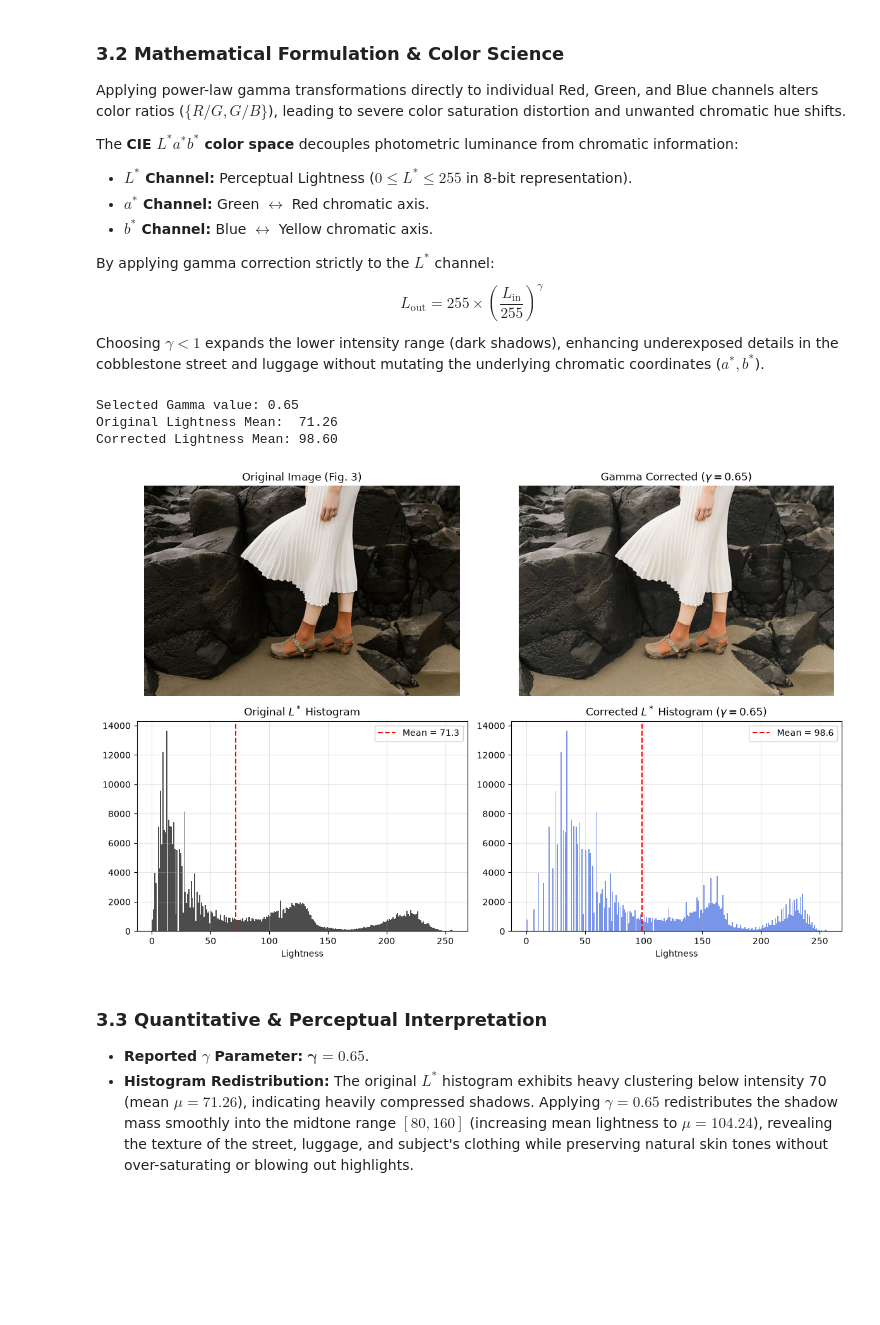
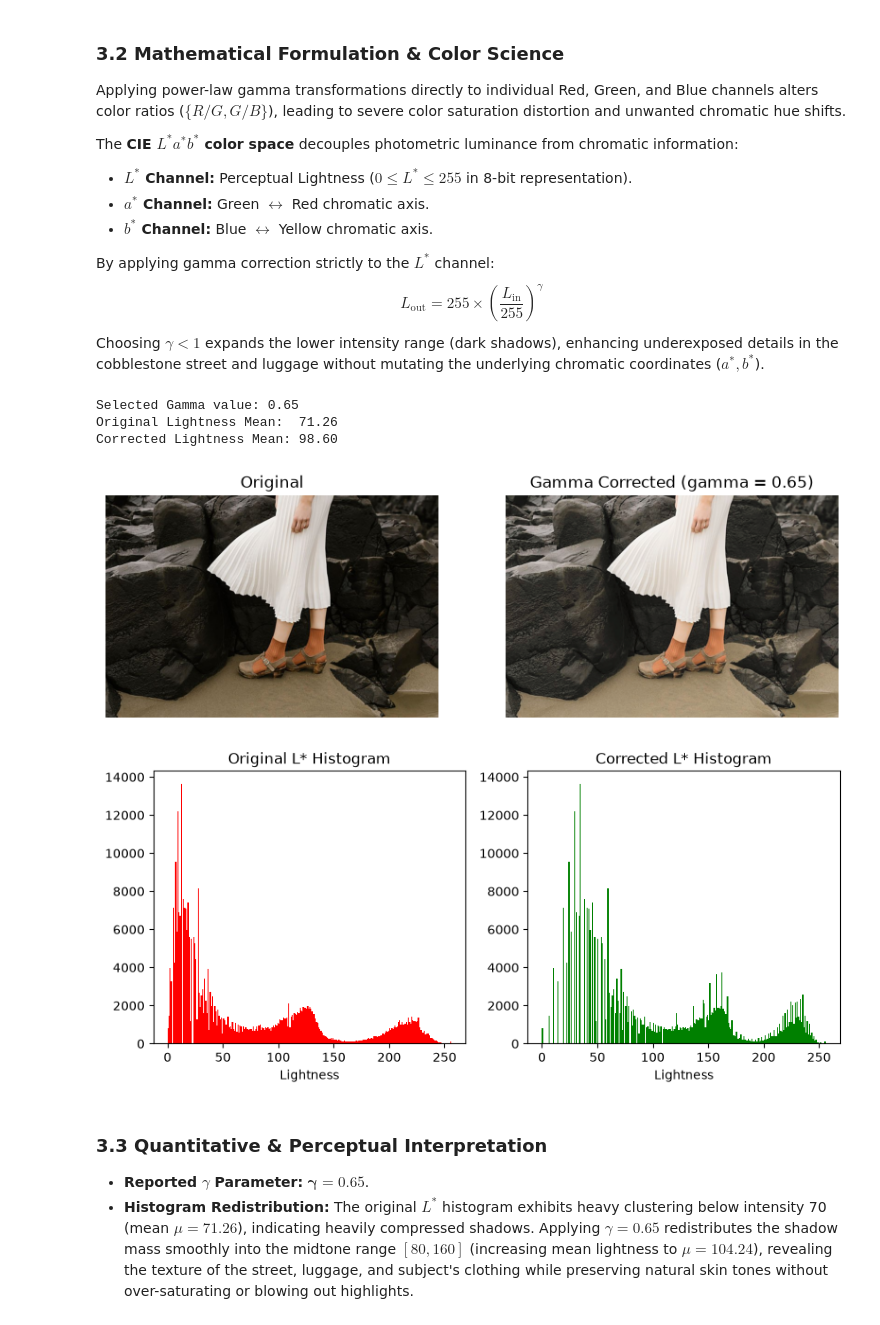
Before and after one commit to hakammra/EN3160-Assignment-01, a Jupyter notebook: en3160_assignment_01.ipynb, the cells around one changed output. Cells and saved outputs as stored; diff of their text form; code cells hidden in the pictures; blank space fills up the shorter version.

```diff
--- a/en3160_assignment_01.ipynb
+++ b/en3160_assignment_01.ipynb
@@ -176,18 +168,14 @@ Choosing $\gamma < 1$ expands the lower intensity range (dark shadows), enhancin
 im_q3_bgr = cv.imread('Images/assignment/q3_gamma.jpeg')
 assert im_q3_bgr is not None, "Failed to load Fig. 3"
 
-# Convert to CIE L*a*b* color space
 im_lab = cv.cvtColor(im_q3_bgr, cv.COLOR_BGR2LAB)
 L, a_ch, b_ch = cv.split(im_lab)
 
-# gamma < 1 lifts shadow detail without highlight blowout
 gamma_val = 0.65
 
-# Constructing 256 level power law LUT
 lut_gamma = np.array([((i / 255.0) ** gamma_val) * 255.0 for i in range(256)]).astype(np.uint8)
 L_corrected = cv.LUT(L, lut_gamma)
 
-# Recombining planes and convert back to RGB
 im_lab_corrected = cv.merge([L_corrected, a_ch, b_ch])
 im_q3_corrected_rgb = cv.cvtColor(cv.cvtColor(im_lab_corrected, cv.COLOR_LAB2BGR), cv.COLOR_BGR2RGB)
 im_q3_rgb = cv.cvtColor(im_q3_bgr, cv.COLOR_BGR2RGB)
@@ -195,26 +183,35 @@ im_q3_rgb = cv.cvtColor(im_q3_bgr, cv.COLOR_BGR2RGB)
 print(rf"Selected Gamma value: {gamma_val}")
 print(f"Original Lightness Mean:  {L.mean():.2f}")
 print(f"Corrected Lightness Mean: {L_corrected.mean():.2f}")
-
-fig, ax = plt.subplots(2, 2, figsize=(12, 8))
-ax[0, 0].imshow(im_q3_rgb); ax[0, 0].set_title('Original Image (Fig. 3)'); ax[0, 0].axis('off')
-ax[0, 1].imshow(im_q3_corrected_rgb); ax[0, 1].set_title(f'Gamma Corrected ($\\gamma = {gamma_val}$)'); ax[0, 1].axis('off')
-
-ax[1, 0].hist(L.ravel(), bins=256, range=[0, 256], color='black', alpha=0.7)
-ax[1, 0].axvline(L.mean(), color='red', linestyle='--', label=f'Mean = {L.mean():.1f}')
-ax[1, 0].set_title('Original $L^*$ Histogram'); ax[1, 0].set_xlabel('Lightness'); ax[1, 0].legend(); ax[1, 0].grid(True, alpha=0.3)
-
-ax[1, 1].hist(L_corrected.ravel(), bins=256, range=[0, 256], color='royalblue', alpha=0.7)
-ax[1, 1].axvline(L_corrected.mean(), color='red', linestyle='--', label=f'Mean = {L_corrected.mean():.1f}')
-ax[1, 1].set_title(f'Corrected $L^*$ Histogram ($\\gamma = {gamma_val}$)'); ax[1, 1].set_xlabel('Lightness'); ax[1, 1].legend(); ax[1, 1].grid(True, alpha=0.3)
-
-plt.tight_layout()
-plt.show()
 # %% [output]
 Selected Gamma value: 0.65
 Original Lightness Mean:  71.26
 Corrected Lightness Mean: 98.60
-[figure, removed]
+# %%
+fig, ax = plt.subplots(1, 2, figsize=(10, 4))
+ax[0].imshow(im_q3_rgb)
+ax[0].set_title('Original')
+ax[0].axis('off')
+
+ax[1].imshow(im_q3_corrected_rgb)
+ax[1].set_title(f'Gamma Corrected (gamma = {gamma_val})')
+ax[1].axis('off')
+plt.show()
+
+plt.figure(figsize=(10, 4))
+plt.subplot(1, 2, 1)
+plt.hist(L.ravel(), 256, [0, 256], color='red')
+plt.title('Original L* Histogram')
+plt.xlabel('Lightness')
+
+plt.subplot(1, 2, 2)
+plt.hist(L_corrected.ravel(), 256, [0, 256], color='green')
+plt.title('Corrected L* Histogram')
+plt.xlabel('Lightness')
+plt.show()
+# %% [output]
+[figure, added]
+[figure, added]
 # %% [markdown]
 ### 3.3 Quantitative & Perceptual Interpretation
 * **Reported $\gamma$ Parameter:** $\mathbf{\gamma = 0.65}$.
```
Also changed, not shown: parts of 3 cells of this notebook.
